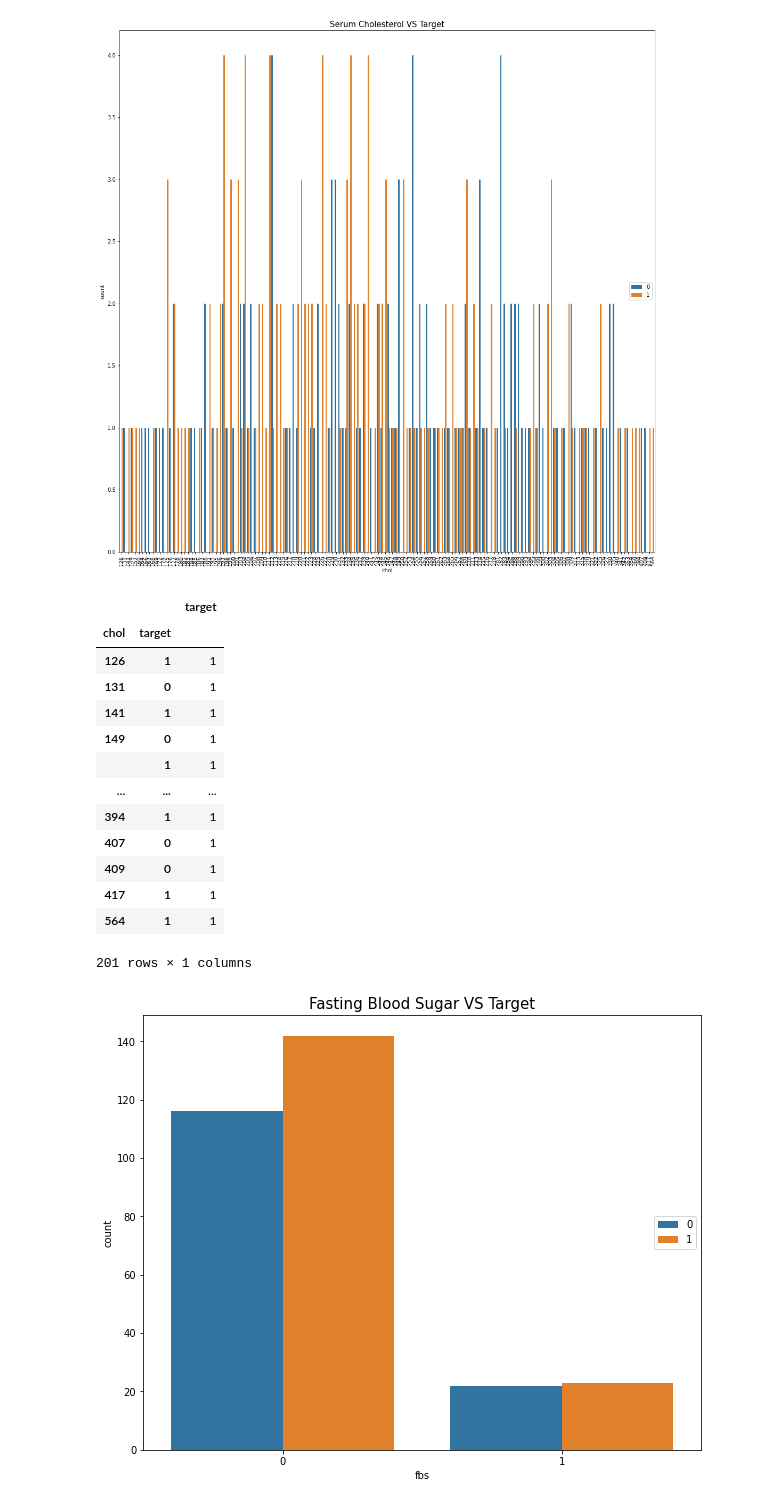
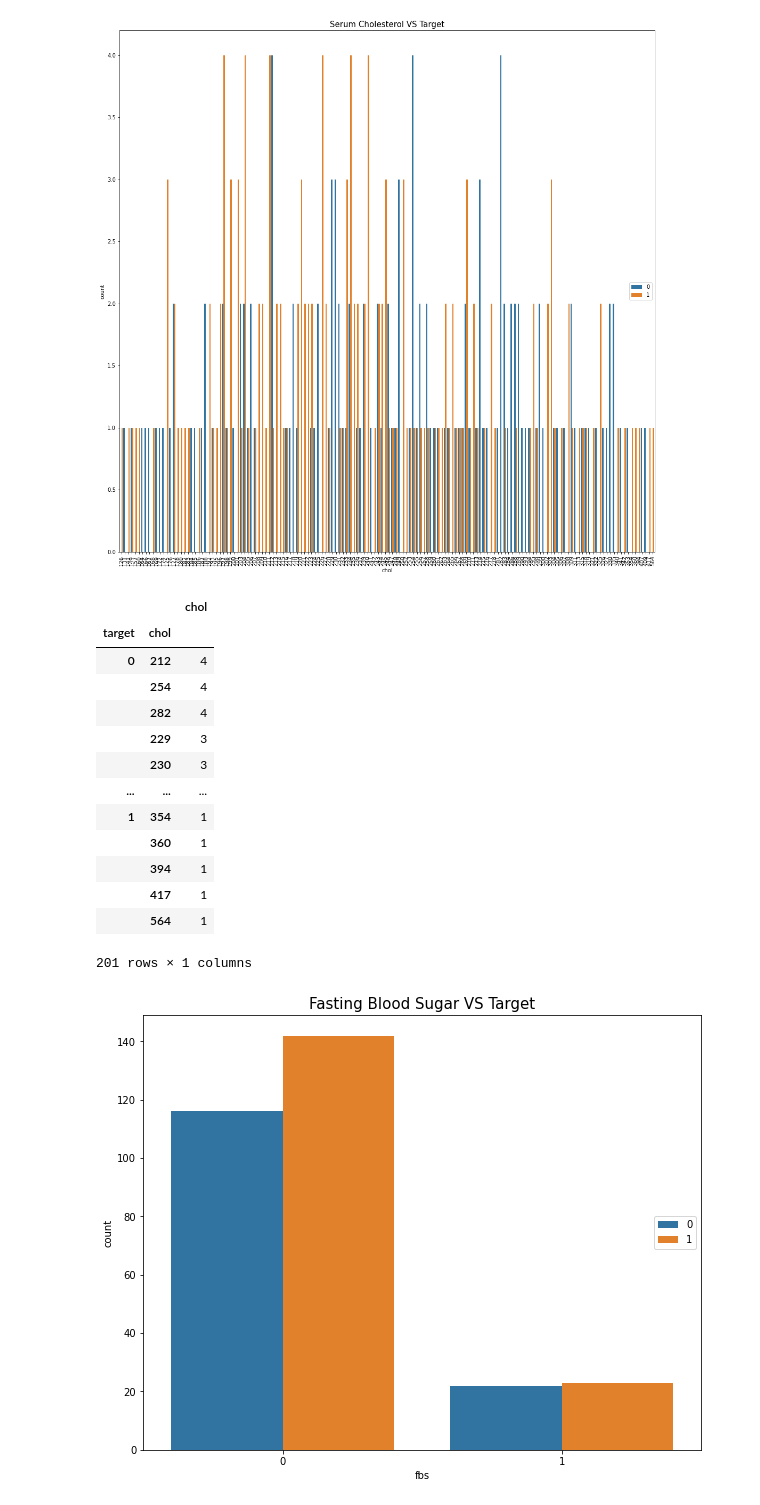
Before and after one commit to Youngprof3/project_on_heart_disease, a Jupyter notebook: Project_on_Heart_disease.ipynb, the cells around one changed output. Drawn from its saved outputs; the diff is of its cells as text; code cells hidden in the pictures.

```diff
--- a/Project_on_Heart_disease.ipynb
+++ b/Project_on_Heart_disease.ipynb
@@ -1218,21 +1287,22 @@ plt.show()
 # %% [output]
 [figure]
 # %%
-pd.DataFrame(df.groupby('chol')['target'].value_counts())
+A = pd.DataFrame(df.groupby('target')['chol'].value_counts())
+A
 # %% [output]
-|  |  | target |
-| chol | target |  |
-| 126 | 1 | 1 |
-| 131 | 0 | 1 |
-| 141 | 1 | 1 |
-| 149 | 0 | 1 |
-|  | 1 | 1 |
+|  |  | chol |
+| target | chol |  |
+| 0 | 212 | 4 |
+|  | 254 | 4 |
+|  | 282 | 4 |
+|  | 229 | 3 |
+|  | 230 | 3 |
 | ... | ... | ... |
-| 394 | 1 | 1 |
-| 407 | 0 | 1 |
-| 409 | 0 | 1 |
-| 417 | 1 | 1 |
-| 564 | 1 | 1 |
+| 1 | 354 | 1 |
+|  | 360 | 1 |
+|  | 394 | 1 |
+|  | 417 | 1 |
+|  | 564 | 1 |
 201 rows × 1 columns
 # %%
 Chol: serum cholestoral in mg/dl
```
Also changed, not shown: parts of 51 cells of this notebook.
